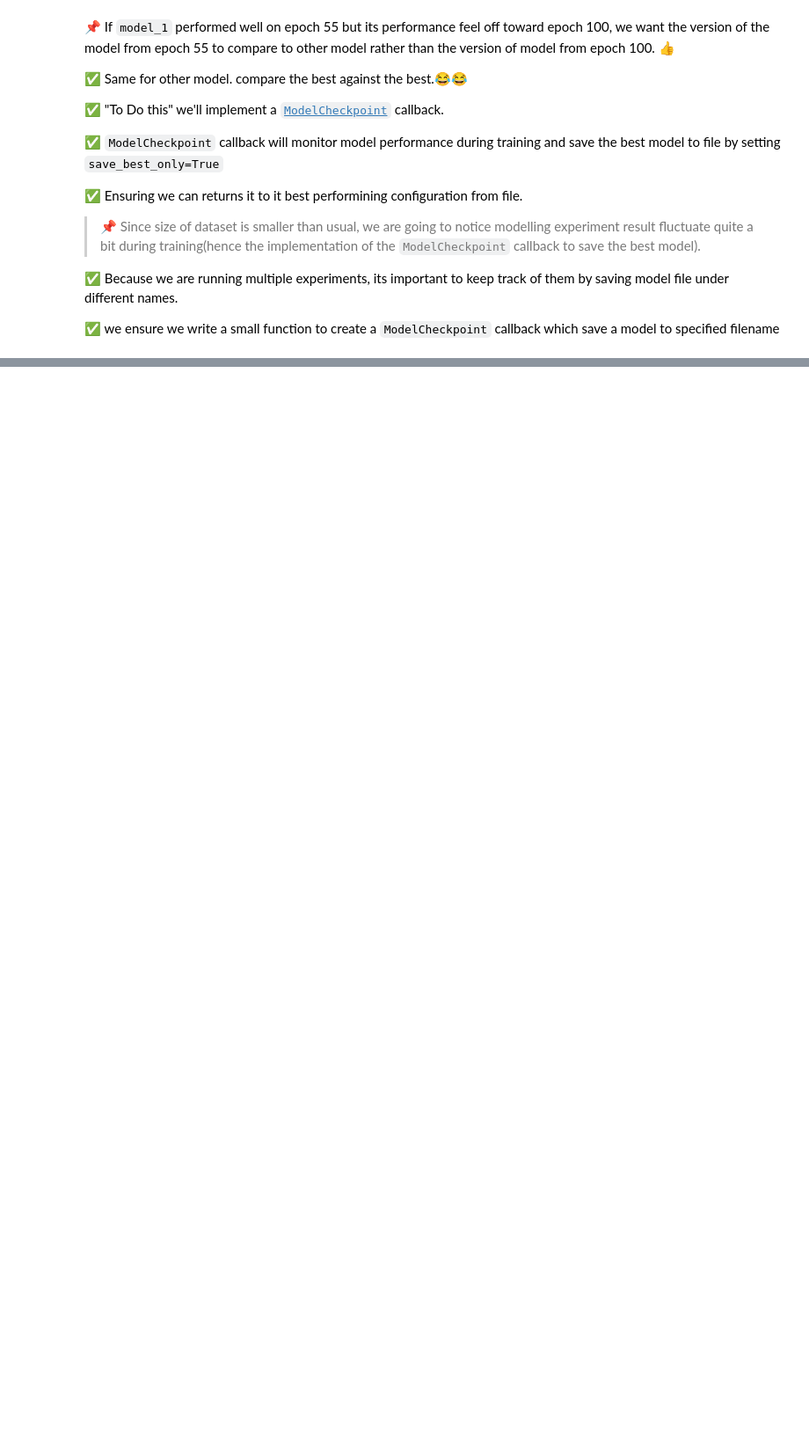
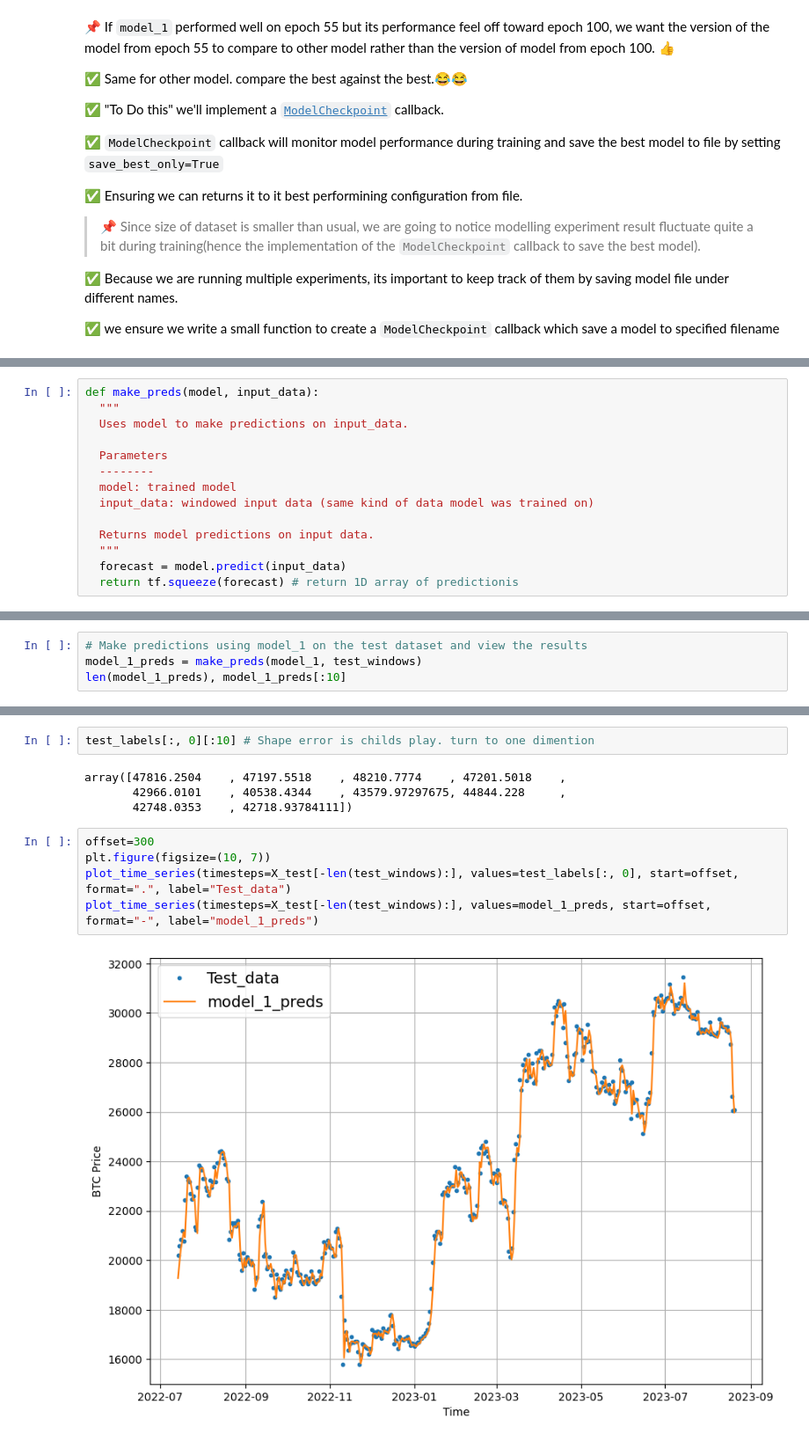
Before and after one commit to Casyvina/Tensorflow-projects, a Jupyter notebook: time_series_forcasts_bitcoin_prices.ipynb, the cells around one changed output, grey strips where cells are left out. Shown at 88% size. Cells and saved outputs as stored; diff of their text form; blank space fills up the shorter version.

```diff
--- a/time_series_forcasts_bitcoin_prices.ipynb
+++ b/time_series_forcasts_bitcoin_prices.ipynb
@@ -797,0 +899,14 @@ def create_model_checkpoint(model_name, save_path="model_experiments"):
+# %%
+def make_preds(model, input_data):
+  """
+  Uses model to make predictions on input_data.
+
+  Parameters
+  --------
+  model: trained model
+  input_data: windowed input data (same kind of data model was trained on)
+
+  Returns model predictions on input data.
+  """
+  forecast = model.predict(input_data)
+  return tf.squeeze(forecast) # return 1D array of predictionis
@@ -797,0 +917,4 @@ def create_model_checkpoint(model_name, save_path="model_experiments"):
+# %%
+# Make predictions using model_1 on the test dataset and view the results
+model_1_preds = make_preds(model_1, test_windows)
+len(model_1_preds), model_1_preds[:10]
@@ -798 +951,14 @@ def create_model_checkpoint(model_name, save_path="model_experiments"):
+# %%
+test_labels[:, 0][:10] # Shape error is childs play. turn to one dimention
+# %% [output]
+array([47816.2504    , 47197.5518    , 48210.7774    , 47201.5018    ,
+       42966.0101    , 40538.4344    , 43579.97297675, 44844.228     ,
+       42748.0353    , 42718.93784111])
+# %%
+offset=300
+plt.figure(figsize=(10, 7))
+plot_time_series(timesteps=X_test[-len(test_windows):], values=test_labels[:, 0], start=offset, format=".", label="Test_data")
+plot_time_series(timesteps=X_test[-len(test_windows):], values=model_1_preds, start=offset, format="-", label="model_1_preds")
+# %% [output]
+[figure, added]
 # %% [markdown]
```
Also changed, not shown: parts of 45 cells of this notebook.
